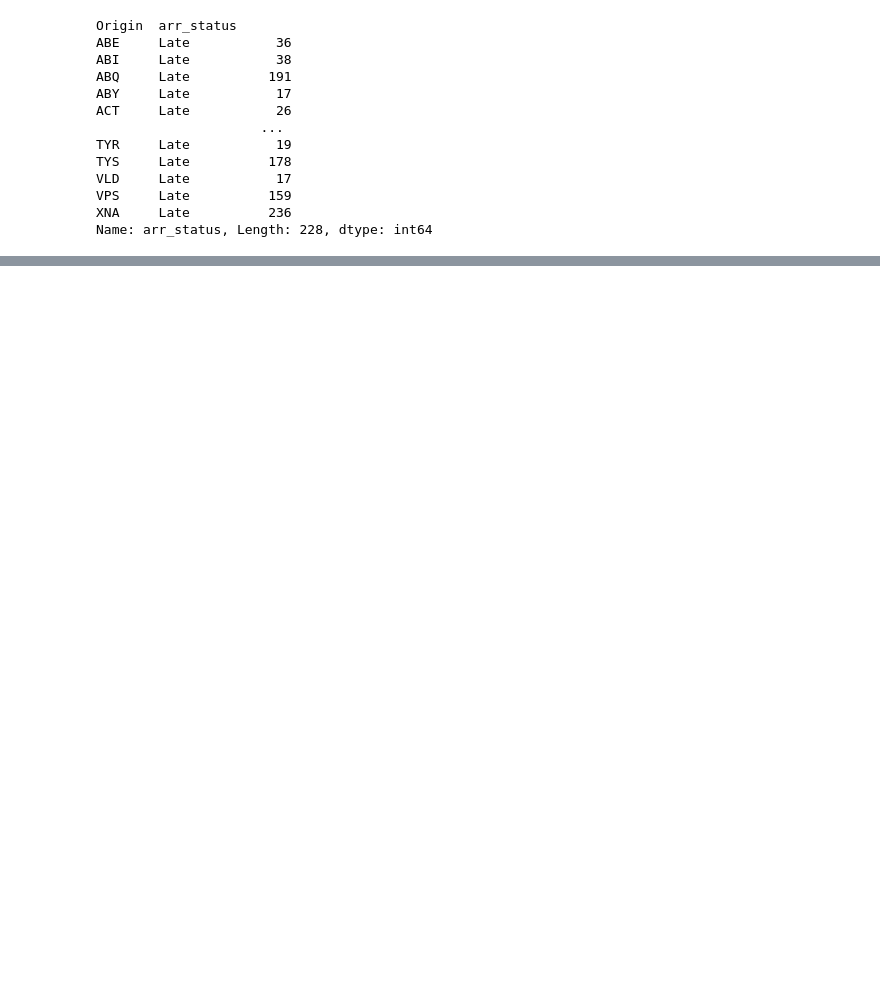
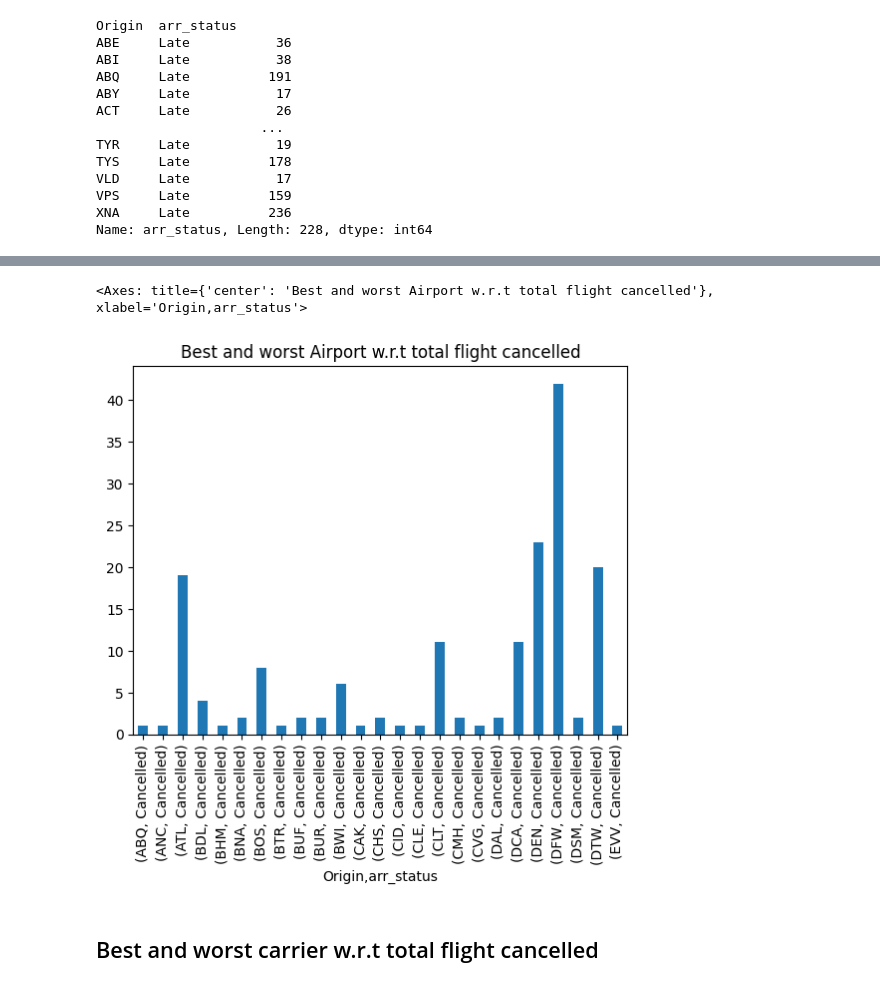
Before and after one commit to aditipandey017/Flight-data-analysis, a Jupyter notebook: Flight_set/flightset.ipynb, the cells around one changed output, grey strips where cells are left out. Drawn from its saved outputs; the diff is of its cells as text; code cells hidden in the pictures; blank space fills up the shorter version.

```diff
--- a/Flight_set/flightset.ipynb
+++ b/Flight_set/flightset.ipynb
@@ -443,0 +445,3 @@ Name: arr_status, Length: 228, dtype: int64
+# %%
+bwAir=df.loc[df['arr_status'] == 'Cancelled'].groupby(['Origin','arr_status'])['arr_status'].count()
+bwAir
@@ -443,0 +462,7 @@ Name: arr_status, Length: 228, dtype: int64
+# %%
+bwAir.head(25).plot(kind='bar',title='Best and worst Airport w.r.t total flight cancelled')
+# %% [output]
+<Axes: title={'center': 'Best and worst Airport w.r.t total flight cancelled'}, xlabel='Origin,arr_status'>
+[figure, added]
+# %% [markdown]
+## Best and worst carrier w.r.t total flight cancelled
```
Also changed, not shown: parts of 19 cells of this notebook.
